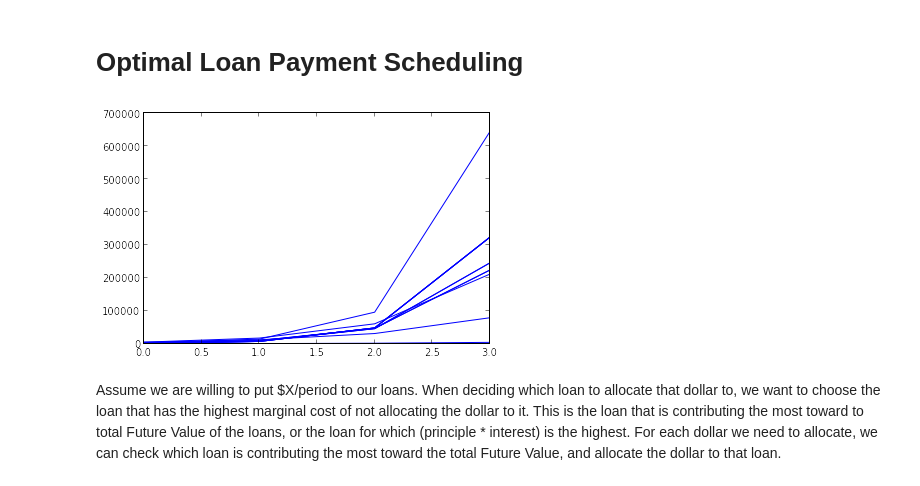
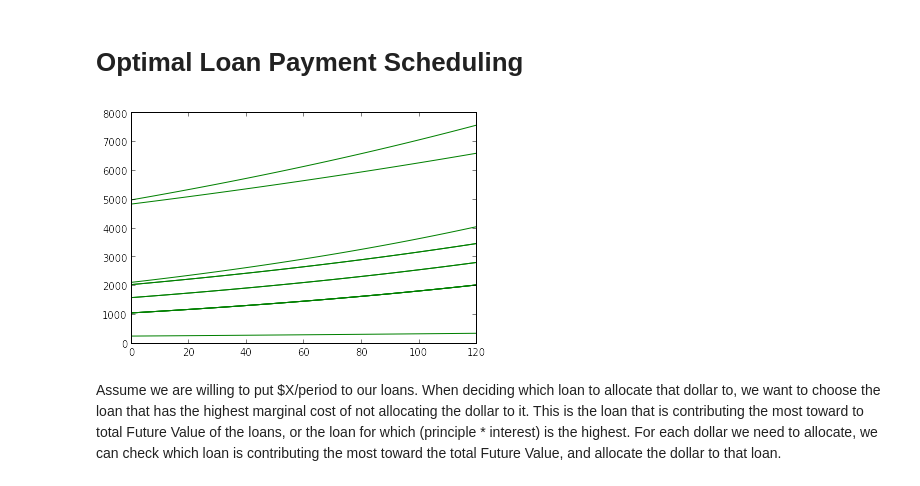
Before and after one commit to michaelschiff/LoanSchedule, a Jupyter notebook: Loan Schedule.ipynb, the cells around one changed output. Cells and saved outputs as stored; diff of their text form; code cells hidden in the pictures.

```diff
--- a/Loan Schedule.ipynb
+++ b/Loan Schedule.ipynb
@@ -6,38 +6,38 @@ def compound_interest(principle, rate, periods):
     return principle * ((1+r)**periods)
 # %%
 L = {
-    'A': (5.75, 1604.34),
-    'B': (5.75, 1604.34),
-    'C': (5.35, 2056.66),
-    'D': (5.35, 2056.77),
-    'E': (4.25, 4997.91),
-    'F': (6.55, 1072.94),
-    'G': (6.55, 1072.92),
-    'H': (6.55, 1072.94),
-    'I': (6.55, 1072.42),
-    'J': (6.55, 2134.74),
-    'K': (3.15, 4853.32),
-    'L': (3.15, 268.08)
+    'A': (5.75/365.25, 1604.34),
+    'B': (5.75/365.25, 1604.34),
+    'C': (5.35/365.25, 2056.66),
+    'D': (5.35/365.25, 2056.77),
+    'E': (4.25/365.25, 4997.91),
+    'F': (6.55/365.25, 1072.94),
+    'G': (6.55/365.25, 1072.92),
+    'H': (6.55/365.25, 1072.94),
+    'I': (6.55/365.25, 1072.42),
+    'J': (6.55/365.25, 2134.74),
+    'K': (3.15/365.25, 4853.32),
+    'L': (3.15/365.25, 268.08)
 }
 # %%
 from collections import defaultdict
 import matplotlib.pyplot as plt
 
 projection = defaultdict(list)
 for k in L:
     v = L[k]
     projection[k].append(v[1])
-for i in range(3):
+for i in range(120):
     for k in projection:
         previous_principle = projection[k][-1]
         projection[k].append(compound_interest(previous_principle, L[k][0], 30))
 
 projection_plot = plt.figure()
 axes = projection_plot.add_axes([0.1, 0.1, 0.8, 0.8]) # left, bottom, width, height (range 0 to 1)
 for k in projection:
-    axes.plot(range(4), projection[k], 'b')
+    axes.plot(range(121), projection[k], 'g')
 # %% [output]
-[figure, old version]
+[figure, new version]
 # %% [markdown]
 Assume we are willing to put $X/period to our loans.  When deciding which loan to allocate that dollar to, we want to choose the loan that has the highest marginal cost of not allocating the dollar to it.  This is the loan that is contributing the most toward to total Future Value of the loans, or the loan for which (principle * interest) is the highest.  For each dollar we need to allocate, we can check which loan is contributing the most toward the total Future Value, and allocate the dollar to that loan.
 # %%
```
Also changed, not shown: parts of 3 cells of this notebook.
